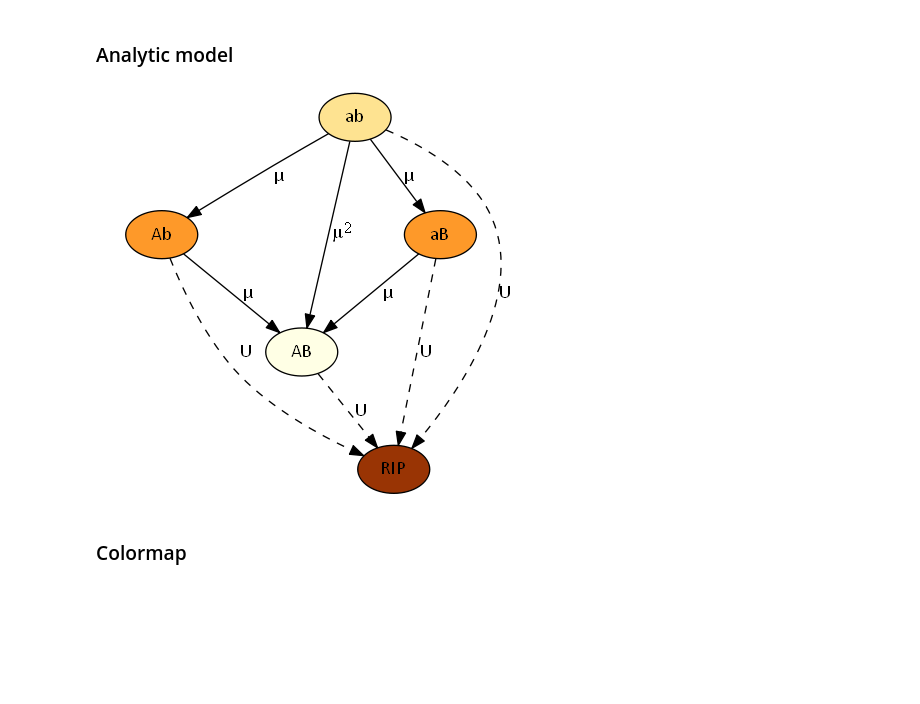
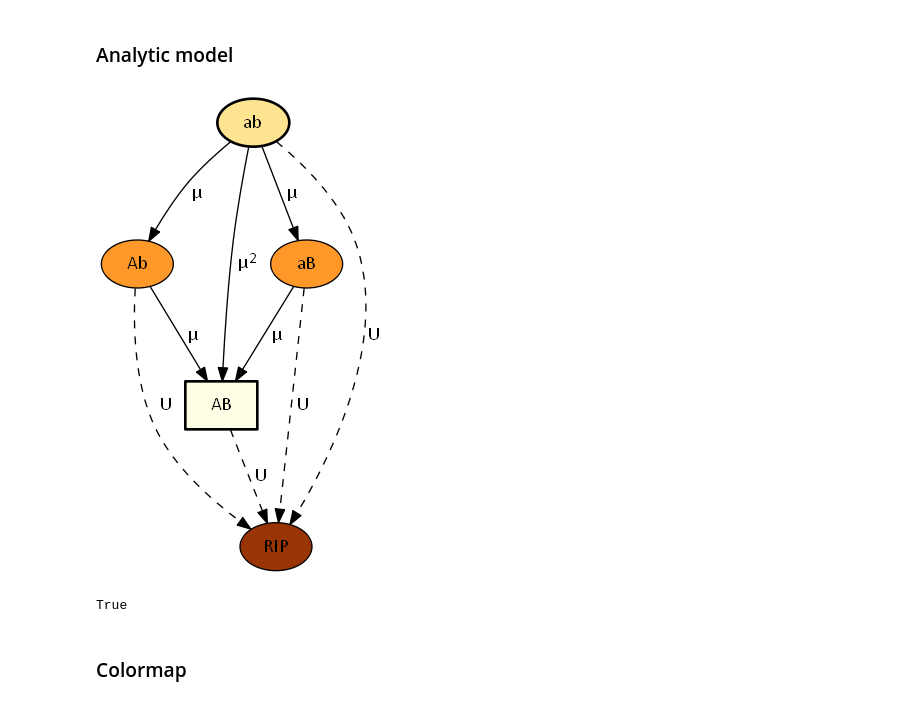
Before and after one commit to yoavram/ruggedsim, a Jupyter notebook: manuscript/figures.ipynb, the cells around one changed output. Cells and saved outputs as stored; diff of their text form; code cells hidden in the pictures; blank space fills up the shorter version.

```diff
--- a/manuscript/figures.ipynb
+++ b/manuscript/figures.ipynb
@@ -261,7 +261,15 @@ class Genotype:
         self.color = color
 
     def to_node(self):
-        return pydot.Node(self.name, style="filled", fillcolor=self.color, fontname=fontname)
+        style = 'filled'
+        if self.fitness >= 1:
+            style = '"bold,' + style + '"'
+        node = pydot.Node(self.name, style=style, fillcolor=self.color, fontname=fontname)
+        if self.fitness == (1 + s * H):
+            node.set_shape('rect')
+        if self.fitness < (1 - s) ** 3:
+            node.set_fontcolor('#CCCC9A')
+        return node
 
     def __eq__(self, other):
         return self.name == other.name
@@ -293,7 +301,8 @@ for g in genotypes:
 # %%
 graph = pydot.Dot(graph_type='digraph',strict=True)
 for g in genotypes:
-    graph.add_node(g.to_node())
+    node = g.to_node()
+    graph.add_node(node)
 
 for g in genotypes:
     if g.is_leaf():
@@ -305,20 +314,20 @@ for g in genotypes:
         node.set_fontname(fontname)
         graph.add_node(node)
         edge = pydot.Edge(g.to_node(), node)
-        edge.set_label('U')
+        edge.set_label(' U')
         edge.set_style('dashed')
         edge.set_fontname(fontname)
         graph.add_edge(edge)
     for gs in g.sons:
         edge = pydot.Edge(g.to_node(), gs.to_node())
         if g.name[:2] == gs.name[:2]:
-            edge.set_label('U')
+            edge.set_label(' U')
             edge.set_style('dashed')
 
         else:
-            edge.set_label(u"\u03BC")
+            edge.set_label(u" \u03BC")
         edge.set_fontname(fontname)
         graph.add_edge(edge)
-graph.set_ratio(1)
+graph.set_ratio(2./1)
 graph
 # %% [output]
@@ -336,37 +347,39 @@ def no_del(node):
 # %%
 graph = pydot.Dot(graph_type='digraph',strict=True)
 rip = pydot.Node("RIP", style="filled", fillcolor=colors[-3], fontname=fontname)
 graph.add_node(rip)
 for g in [x for x in genotypes if x.num_deleterious == 0]:
     graph.add_node(no_del(g.to_node()))
 
 for g in [x for x in genotypes if x.num_deleterious == 0]:
     for gs in [x for x in g.sons if x.num_deleterious == 0]:
         # single beneficial mutations
         edge = pydot.Edge(no_del(g.to_node()), no_del(gs.to_node()))
-        edge.set_label(u"\u03BC")
+        edge.set_label(u" \u03BC")
         edge.set_fontname(fontname)
         graph.add_edge(edge)
     # deleterious mutation
     edge = pydot.Edge(no_del(g.to_node()), rip)
-    edge.set_label('U')
+    edge.set_label(' U')
     edge.set_style('dashed')
     edge.set_fontname(fontname)
     graph.add_edge(edge)
 # double beneficial mutation
 edge = pydot.Edge('ab','AB')
-edge.set_label(u"<\u03BC<SUP>2</SUP>>")
+edge.set_label(u"<&nbsp;\u03BC<SUP>2</SUP>>")
 edge.set_fontname(fontname)
-graph.add_edge(e)
+graph.add_edge(edge)
 
-graph.set_ratio(1)
+graph.set_ratio(2./1)
 graph
 # %% [output]
-[figure, old version]
+[figure, new version]
 # %%
 graph.set_dpi(300)
 graph.write_png("fitness_landscape_analytic_model.png")
-! fitness_landscape_analytic_model.png
+#! fitness_landscape_analytic_model.png
+# %% [output]
+True
 # %% [markdown]
 ### Colormap
 # %%
```
Also changed, not shown: parts of 5 cells of this notebook.
